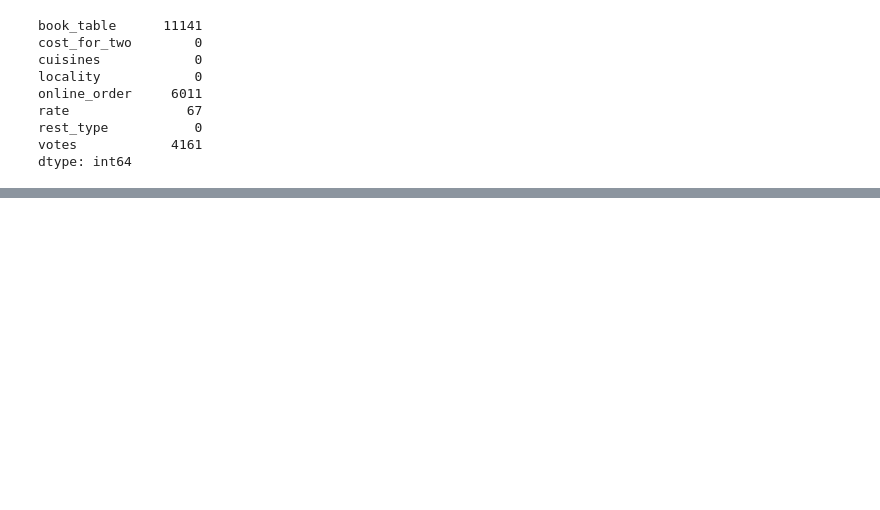
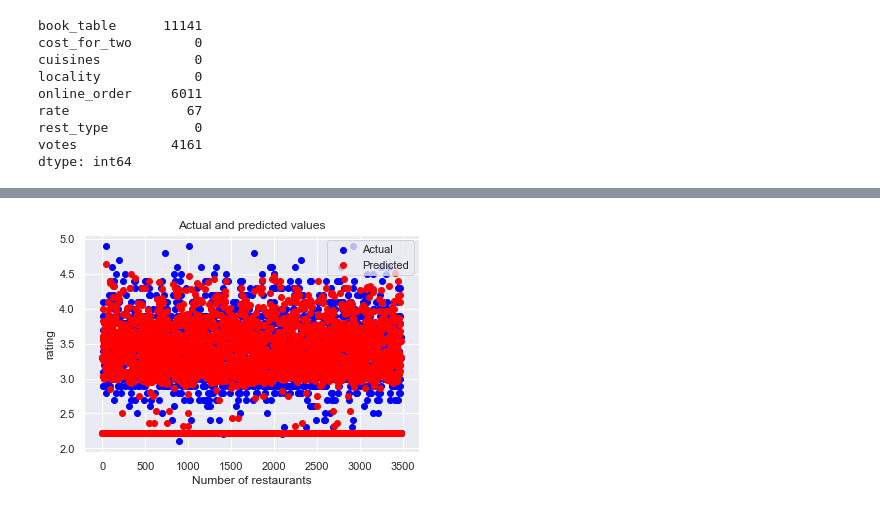
Before and after one commit to vinodiOS/Pune-Zomato-EDA, a Jupyter notebook: Zomato_Pune_EDA.ipynb, the cells around one changed output, grey strips where cells are left out. Saved outputs shown, nothing was run; the diff lists cells and outputs as text; code cells hidden in the pictures; blank space fills up the shorter version.

```diff
--- a/Zomato_Pune_EDA.ipynb
+++ b/Zomato_Pune_EDA.ipynb
@@ -418,0 +419,13 @@ model.score(X_test,y_test)*100
+# %%
+_, ax = plt.subplots()
+
+ax.scatter(x = range(0, y_test.size), y=y_test, c = 'blue', label = 'Actual',)
+ax.scatter(x = range(0, y_pred.size), y=y_pred, c = 'red', label = 'Predicted')
+
+plt.title('Actual and predicted values')
+plt.xlabel('Number of restaurants')
+plt.ylabel('rating')
+plt.legend()
+plt.show()
+# %% [output]
+[figure, added]
```
Also changed, not shown: parts of 3 cells of this notebook.
